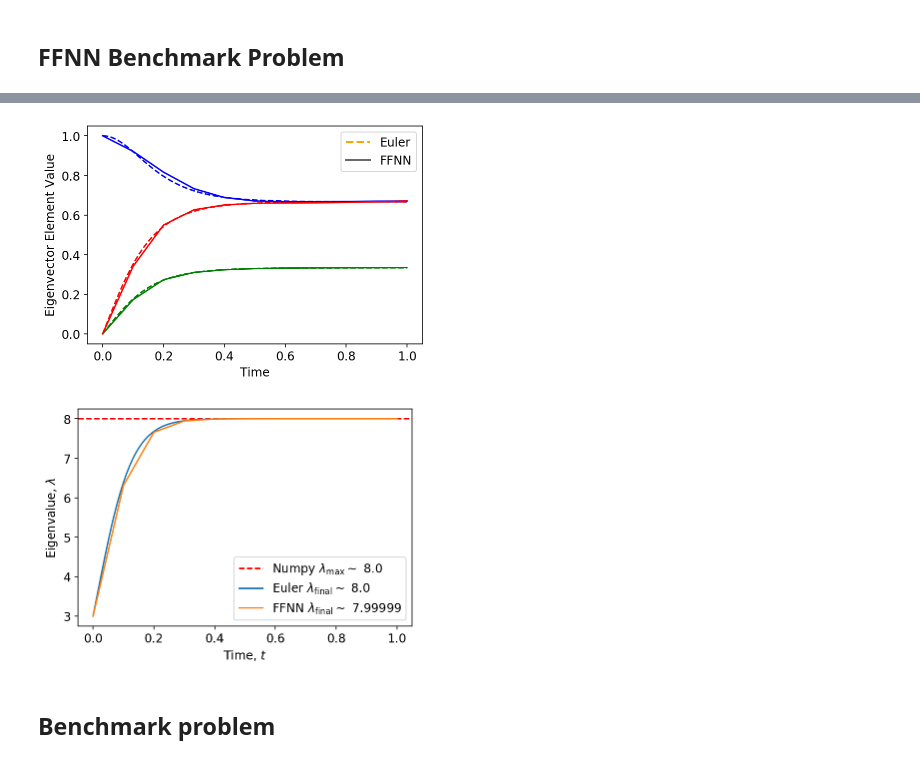
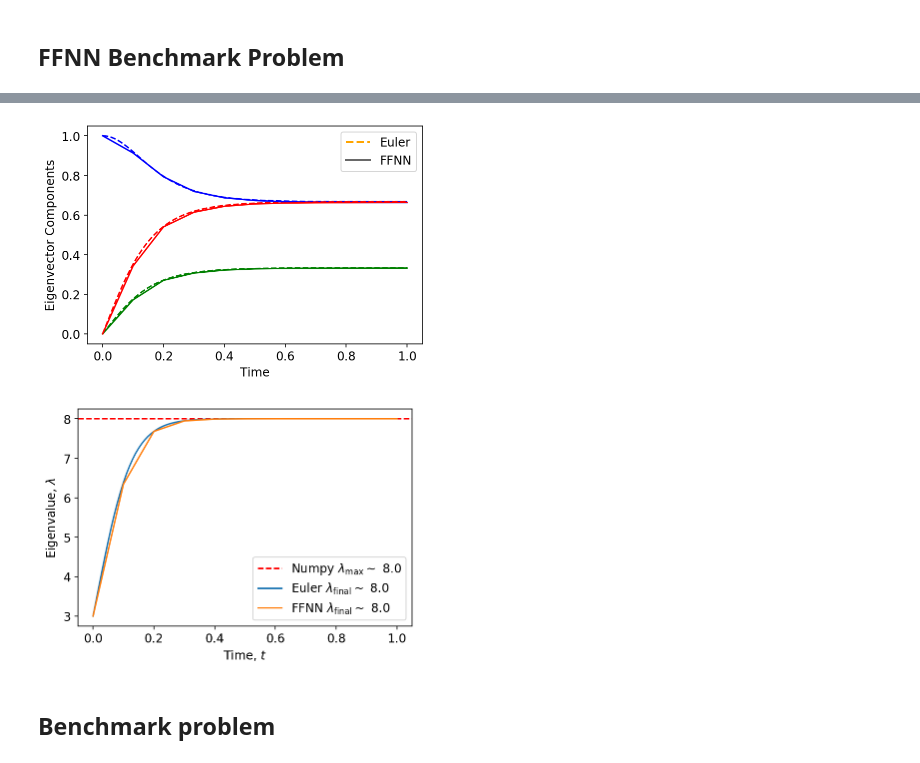
Before and after one commit to nicolossus/FYS-STK4155-Project3, a Jupyter notebook: notebooks/eigenvalue_tf.ipynb, the cells around one changed output, grey strips where cells are left out. Saved outputs shown, nothing was run; the diff lists cells and outputs as text; code cells hidden in the pictures.

```diff
--- a/notebooks/eigenvalue_tf.ipynb
+++ b/notebooks/eigenvalue_tf.ipynb
@@ -121,11 +121,10 @@ From the figures it seems like ODE RHS ver1 converges somewhat slower than ver2
 # Define trial solution, ODE rhs, loss function, and gradient method
 @tf.function
 def trial_solution(model, x0, t):
-    return tf.einsum('i...,j->ij', (1 + t), x0) + tf.einsum('i...,ij->ij', t, model(t))
+    return tf.einsum('i...,j->ij', tf.exp(-t), x0) + tf.einsum('i...,ij->ij', (1-tf.exp(-t)), model(t))
 
 @tf.function
 def rhs(model, A, x0, t):
-    #A = tf.cast(A, tf.float32)
     g = trial_solution(model, x0, t)
     return tf.einsum('ij,ij,kl,il->ik', g, g, A, g) - tf.einsum('ij,jk,ik,il->il', g, A, g, g)
 
@@ -137,7 +136,6 @@ def loss(model, A, x0, t):
     d_trial_dt = tape.batch_jacobian(trial, t)
     d_trial_dt = d_trial_dt[:, :, 0]
     return tf.losses.MSE(d_trial_dt, rhs(model, A, x0, t))
-    #return tf.losses.MSE(tf.zeros_like(d_trial_dt), d_trial_dt - rhs(model, A, x0, t))
 
 @tf.function
 def grad(model, A, x0, t):
@@ -151,16 +149,6 @@ def ray_quo(A, x):
     return tf.einsum("ij,ij->i", tf.matmul(x, A), x)
 
 # Define Euler's method
-def euler(A, x0, T, N=10001):
-    dt = T / N
-    x = [x0]
-    for i in range(N - 1):
-        x.append(x[-1] + dt * (A@x[-1] - (x[-1].T@x[-1]) * x[-1]))
-    x = np.array(x)
-    def euler_solution(t):
-        return x[(t * (N - 1)).astype(int), :]
-    return euler_solution
-
 def euler_eig(A, x0, T, N):
     dt = T / N
     x = [x0]
@@ -181,7 +169,7 @@ class DNModel(tf.keras.Model):
         super(DNModel, self).__init__()
 
         self.dense_1 = tf.keras.layers.Dense(100, activation=tf.nn.sigmoid)
-        self.dense_2 = tf.keras.layers.Dense(50, activation=tf.nn.relu)
+        self.dense_2 = tf.keras.layers.Dense(50, activation=tf.nn.sigmoid)
         self.dense_3 = tf.keras.layers.Dense(25, activation=tf.nn.sigmoid)
         self.out = tf.keras.layers.Dense(n, name="output")
 
@@ -192,6 +180,7 @@ class DNModel(tf.keras.Model):
         return self.out(x)
 
 # Define problem
+tf.random.set_seed(42)
 n = 3    # Dimension
 T = 1    # Final time
 
@@ -213,18 +202,17 @@ t_tf = tf.reshape(t_tf, [-1, 1])
 # Initial model and optimizer
 model = DNModel(n)
 optimizer = tf.keras.optimizers.Adam(0.01)
-num_epochs = 1500
+num_epochs = 2000
 
 for epoch in range(num_epochs):
-        cost, gradients = grad(model, A, x0_tf, t_tf)
-        optimizer.apply_gradients(
-            zip(gradients, model.trainable_variables))
+    cost, gradients = grad(model, A, x0_tf, t_tf)
+    optimizer.apply_gradients(zip(gradients, model.trainable_variables))
 
-        step = optimizer.iterations.numpy()
-        if step == 1:
-            print(f"Step: {step}, " + f"Loss: {tf.math.reduce_mean(cost.numpy())}")
-        if step % 100 == 0:
-            print(f"Step: {step}, " + f"Loss: {tf.math.reduce_mean(cost.numpy())}")
+    step = optimizer.iterations.numpy()
+    if step == 1:
+        print(f"Step: {step}, " + f"Loss: {tf.math.reduce_mean(cost.numpy())}")
+    if step % 100 == 0:
+        print(f"Step: {step}, " + f"Loss: {tf.math.reduce_mean(cost.numpy())}")
 
 # Call models
 x_euler, eig_euler = euler_eig(A, x0, T, N)
@@ -252,7 +240,7 @@ ax0.plot(t, x_euler[:, 2], color='r', ls='--')
 ax0.plot(t_tf, g[:, 0], color='b')
 ax0.plot(t_tf, g[:, 1], color='g')
 ax0.plot(t_tf, g[:, 2], color='r')
-ax0.set_ylabel('Eigenvector Element Value')
+ax0.set_ylabel('Eigenvector Components')
 ax0.set_xlabel('Time')
 ax0.legend(custom_lines, ['Euler', 'FFNN'])
 fig0.savefig(fig_path("eigvec_comp_benchrun1.pdf"), bbox_inches='tight')
@@ -294,4 +282,4 @@ Final Eigval FFNN 7.999994245949094
-[figure, old version]
+[figure, new version]
-[figure, old version]
+[figure, new version]
 # %% [markdown]
 ## Benchmark problem
```
Also changed, not shown: parts of 7 cells of this notebook.
